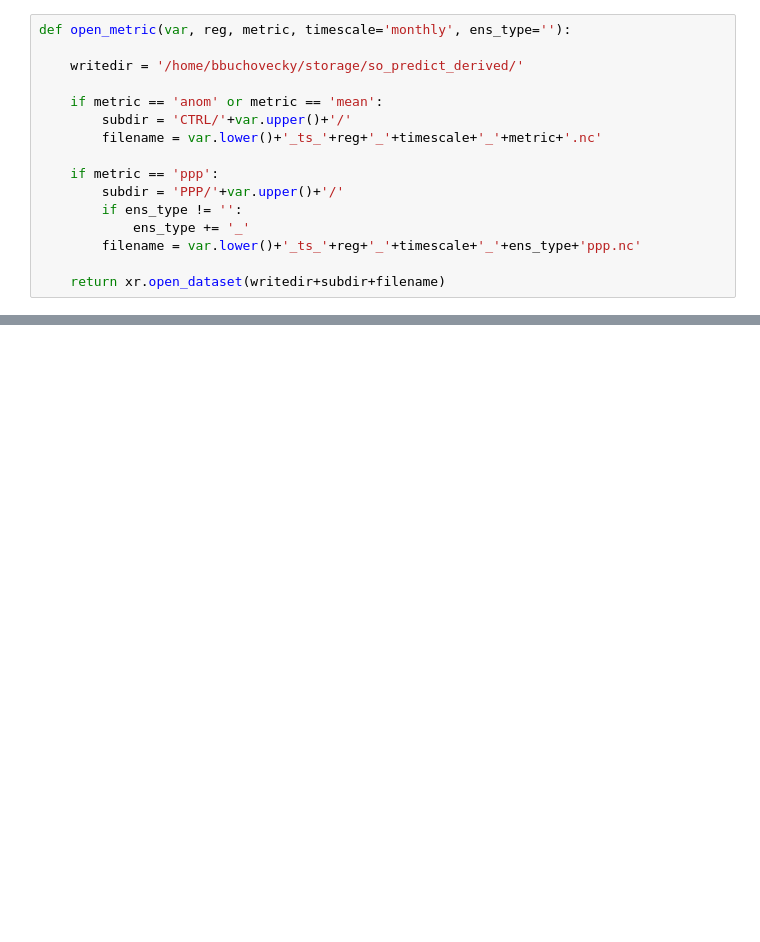
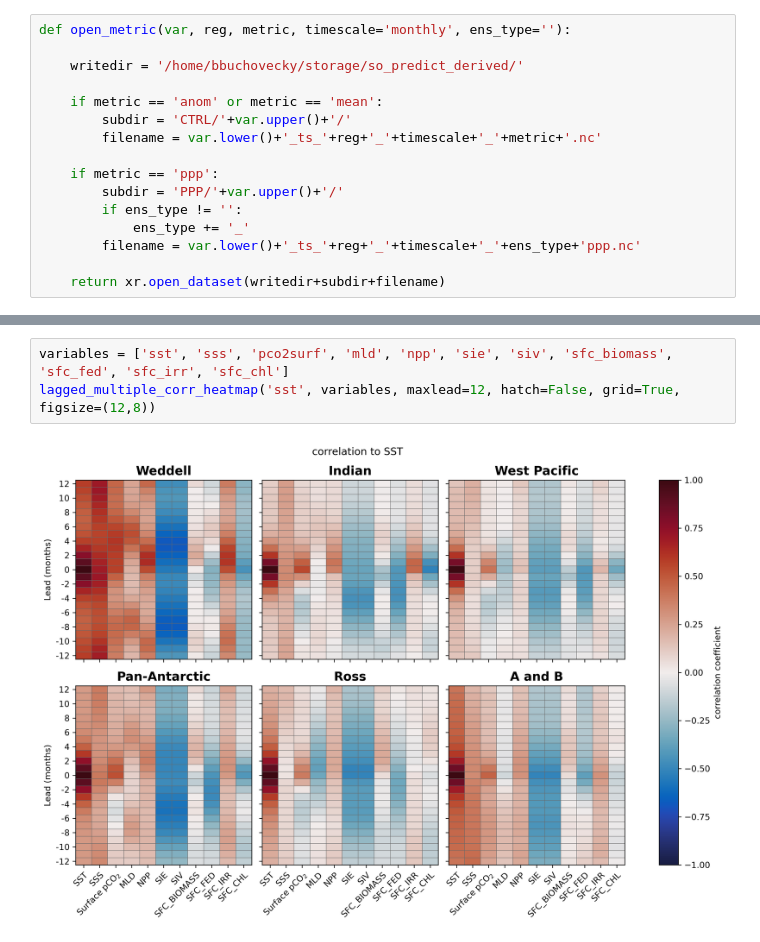
Before and after one commit to bbuchovecky/hmei, a Jupyter notebook: notebooks/11_model-correlation.ipynb, the cells around one changed output, grey strips where cells are left out. Cells and saved outputs as stored; diff of their text form; blank space fills up the shorter version.

```diff
--- a/notebooks/11_model-correlation.ipynb
+++ b/notebooks/11_model-correlation.ipynb
@@ -178,0 +272,5 @@ lagged_corr_simple_heatmap('npp', 'sie', 'all', hatch=None);
+# %%
+variables = ['sst', 'sss', 'pco2surf', 'mld', 'npp', 'sie', 'siv', 'sfc_biomass', 'sfc_fed', 'sfc_irr', 'sfc_chl']
+lagged_multiple_corr_heatmap('sst', variables, maxlead=12, hatch=False, grid=True, figsize=(12,8))
+# %% [output]
+[figure, added]
```
Also changed, not shown: parts of 5 cells of this notebook.
